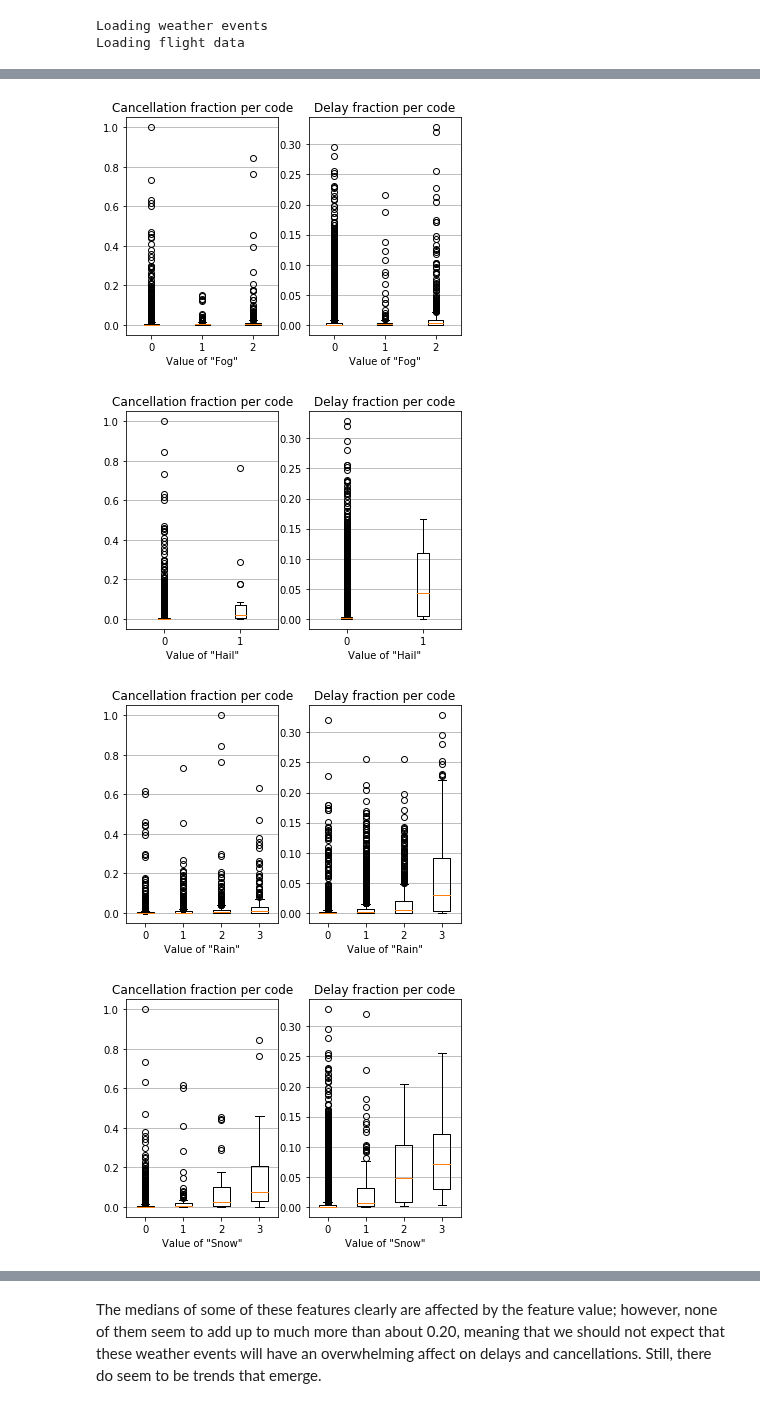
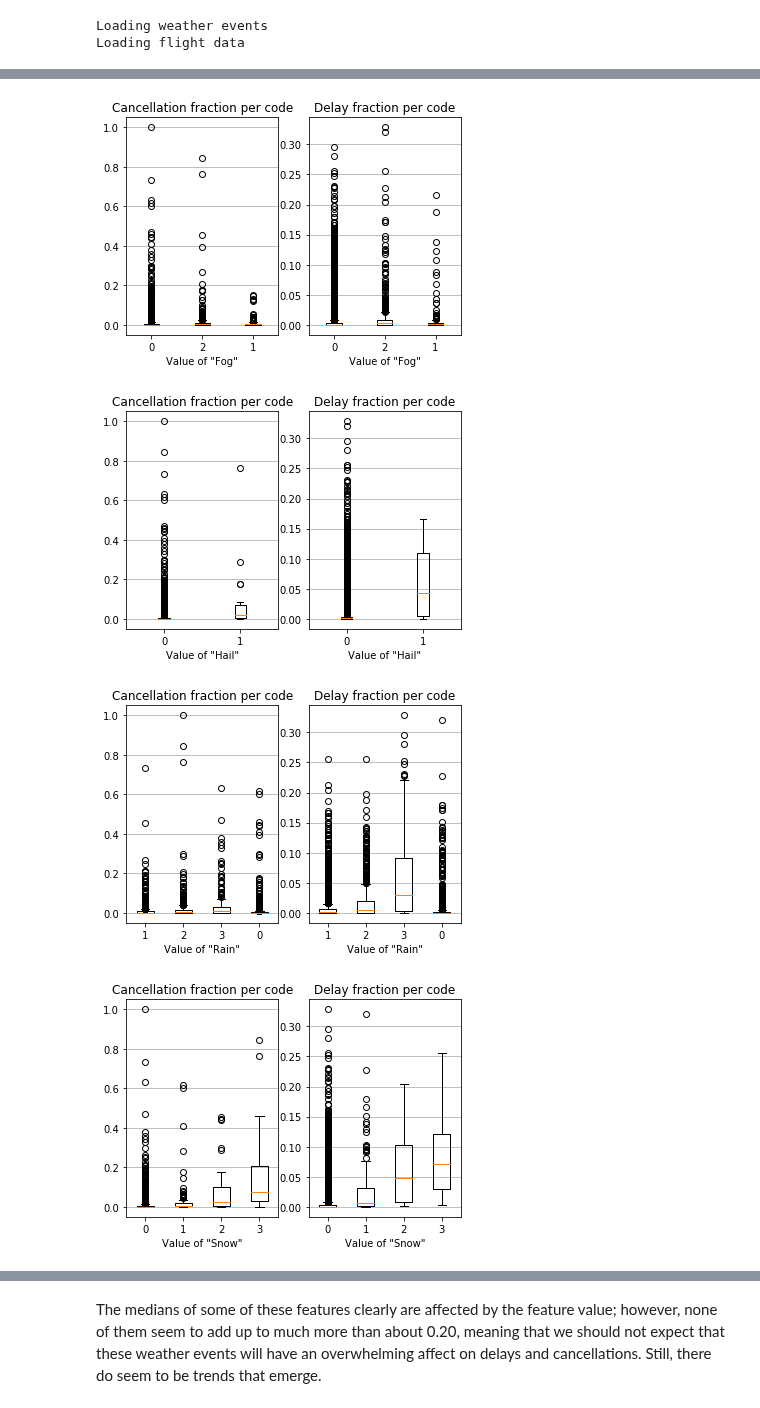
Before and after one commit to BarrettNB/Springboard, a Jupyter notebook: Capstone_2--Airport_weather/Steps_2-3_DataWrangling_and_EDA_Part3.ipynb, the cells around one changed output, grey strips where cells are left out. Drawn from its saved outputs; the diff is of its cells as text; code cells hidden in the pictures.

Commit message:
Convert some Numpy arrays to DFs, improve EDA

```diff
--- a/Capstone_2--Airport_weather/Steps_2-3_DataWrangling_and_EDA_Part3.ipynb
+++ b/Capstone_2--Airport_weather/Steps_2-3_DataWrangling_and_EDA_Part3.ipynb
@@ -58,7 +58,7 @@ arrival_events[FRAC_CANCELLED] = arrival_events.WeatherCancelled/arrival_events.
 departure_events[FRAC_DELAYED] = departure_events.WeatherDelayed/departure_events.Flights
 arrival_events[FRAC_DELAYED] = arrival_events.WeatherDelayed/arrival_events.Flights
 
-X_dep = departure_events.loc[:, inputVars].to_numpy()
-X_arr = arrival_events.loc[:, inputVars].to_numpy()
+X_dep = departure_events.loc[:, inputVars]
+X_arr = arrival_events.loc[:, inputVars]
 # %%
 #Get the correlation matrix of data with X's features as columns.
@@ -167,28 +262,27 @@ Feature 5: 0 1
 # %%
 frac_cancelled = departure_events['FracCancelled'].to_numpy()
 frac_delayed = departure_events['FracDelayed'].to_numpy()
 
-for i, code in enumerate(inputVars):
-    unique_codes = np.unique(X_dep[:,i])
-    indices_per_value = [np.where(X_dep[:,i]==j)[0] for j in unique_codes]
-    cancelled_per_code = [frac_cancelled[indices_per_value[j]] for j in unique_codes]
-    delayed_per_code = [frac_delayed[indices_per_value[j]] for j in unique_codes]
+for weatherCode in inputVars:
+    unique_codes = X_dep[weatherCode].unique() #makes a Series of value counts indexed by code #
+    cancelled_per_code = [frac_cancelled[X_dep[weatherCode]==j] for j in unique_codes]
+    delayed_per_code = [frac_delayed[X_dep[weatherCode]==j] for j in unique_codes]
 
     fig, axs = plt.subplots(1,2)
     axs[0].boxplot(cancelled_per_code)
     axs[0].set_title('Cancellation fraction per code')
     axs[1].boxplot(delayed_per_code)
     axs[1].set_title('Delay fraction per code')
     for j in [0,1]:
         axs[j].set_xticklabels(unique_codes)
-        axs[j].set_xlabel('Value of "' + code + '"')
+        axs[j].set_xlabel('Value of "' + weatherCode + '"')
         axs[j].yaxis.grid(True)
     plt.show()
 # %% [output]
 [figure]
-[figure, old version]
+[figure, new version]
 [figure]
-[figure, old version]
+[figure, new version]
 [figure]
 [figure]
 # %% [markdown]
```
Also changed, not shown: parts of 16 cells of this notebook.
